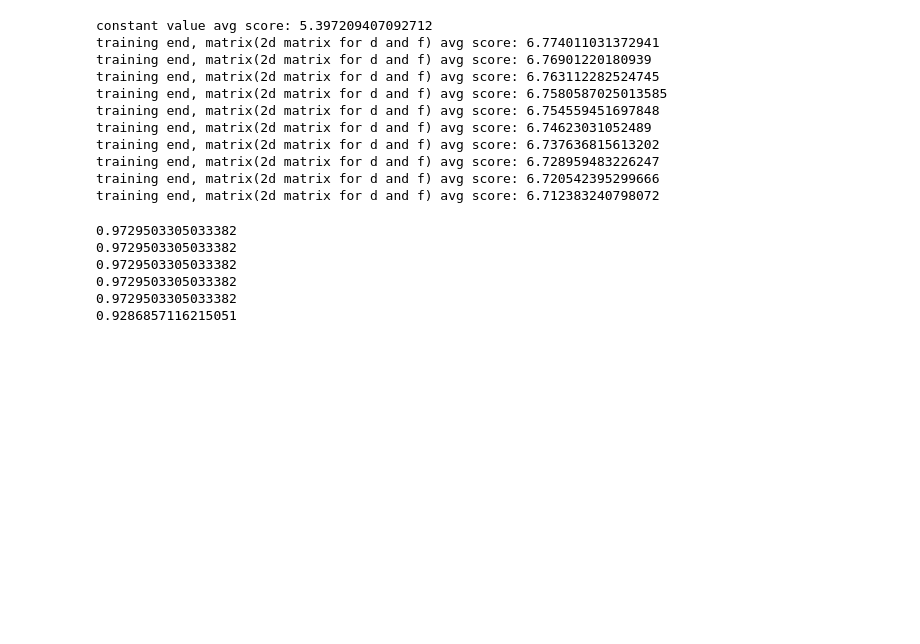
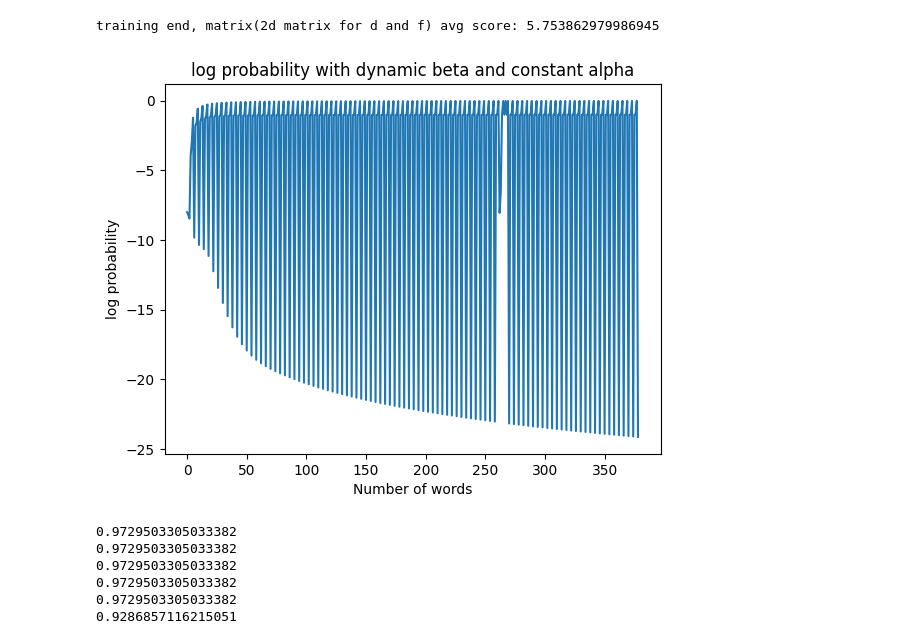
Before and after one commit to czx20010217/pubmed_typos, a Jupyter notebook: compression/blending.ipynb, the cells around one changed output. Saved outputs shown, nothing was run; the diff lists cells and outputs as text; code cells hidden in the pictures; blank space fills up the shorter version.

```diff
--- a/compression/blending.ipynb
+++ b/compression/blending.ipynb
@@ -1044,42 +1115,35 @@ class Blending_with_no_training(Blending_with_2d_matrix):
 # %%
+#@title dynamic beta and constant alpha
+
 MAX_F = 5
 MAX_M = 100
 learning_rate = 0.003
 
 n = 1
 # data = [alice]
 
 # data = [''.join(["aba"+chr(i) for i in range(32, 127)])]
 data = ''.join(["aba" + chr(i) for i in range(32, 127)])
 
 alpha_matrix = [[1 for _ in range(MAX_F+1)] for _ in range(n+1)]
 beta_matrix = [[0.75 for _ in range(MAX_F+1)] for _ in range(n+1)]
 
 alpha_matrix_untrained = [[1 for _ in range(MAX_F+1)] for _ in range(n+1)]
 beta_matrix_untrained = [[0.75 for _ in range(MAX_F+1)] for _ in range(n+1)]
 
 trainer_untrained = Blending_with_no_training(MAX_F, n, learning_rate)
 trainer_untrained.build_model_with_train(data, alpha_matrix_untrained, beta_matrix_untrained, n)
-print(f"constant value avg score: {-trainer_untrained.total_score/trainer_untrained.count}")
-# plot_score(trainer_untrained.logs_score_individual)
+# print(f"constant value avg score: {-trainer_untrained.total_score/trainer_untrained.count}")
+# plot_score(trainer_untrained.logs_score_individual, 'Number of words', 'log probability', 'log probability with constant alpha and beta')
 
-for i in range(10):
+for i in range(1):
     trainer_matrix = Blending_with_2d_matrix(MAX_F, n, learning_rate)
     trainer_matrix.build_model_with_train(data, alpha_matrix, beta_matrix, n)
     print(f"training end, matrix(2d matrix for d and f) avg score: {-trainer_matrix.total_score/trainer_matrix.count}")
-    # plot_score(trainer_matrix.logs_score_individual)
+    plot_score(trainer_matrix.logs_score_individual, 'Number of words', 'log probability', 'log probability with dynamic beta and constant alpha')
 # %% [output]
-constant value avg score: 5.397209407092712
-training end, matrix(2d matrix for d and f) avg score: 6.774011031372941
-training end, matrix(2d matrix for d and f) avg score: 6.76901220180939
-training end, matrix(2d matrix for d and f) avg score: 6.763112282524745
-training end, matrix(2d matrix for d and f) avg score: 6.7580587025013585
-training end, matrix(2d matrix for d and f) avg score: 6.754559451697848
-training end, matrix(2d matrix for d and f) avg score: 6.74623031052489
-training end, matrix(2d matrix for d and f) avg score: 6.737636815613202
-training end, matrix(2d matrix for d and f) avg score: 6.728959483226247
-training end, matrix(2d matrix for d and f) avg score: 6.720542395299666
-training end, matrix(2d matrix for d and f) avg score: 6.712383240798072
+training end, matrix(2d matrix for d and f) avg score: 5.753862979986945
+[figure, added]
 # %%
 #@title verify
 MAX_F = 15
```
Also changed, not shown: parts of 7 cells of this notebook.
